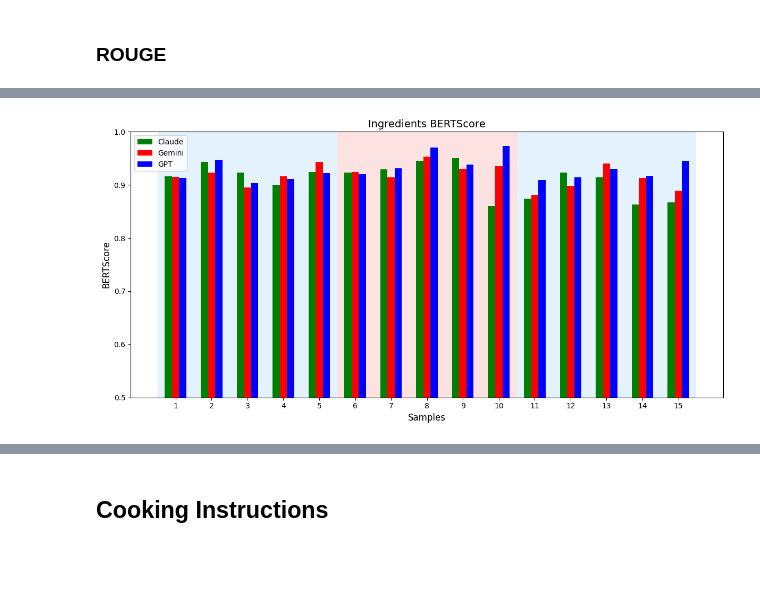
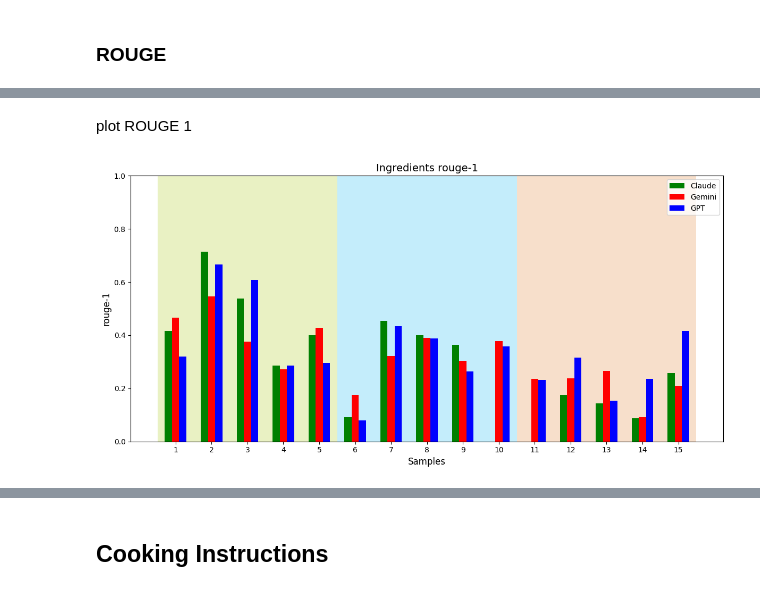
Before and after one commit to annchenn/AI_Final_Project, a Jupyter notebook: 0524_metrics_ingredients/ROUGE.ipynb, the cells around one changed output, grey strips where cells are left out. Drawn from its saved outputs; the diff is of its cells as text; code cells hidden in the pictures; blank space fills up the shorter version.

Commit message:
finish ROUGE

```diff
--- a/0524_metrics_ingredients/ROUGE.ipynb
+++ b/0524_metrics_ingredients/ROUGE.ipynb
@@ -130,6 +97,7 @@ def rouge_for_ing_sentence(gt_ing_sentence, model_ing_sentence):
     rouge = Rouge()
     scores = rouge.get_scores(processed_gt, processed_model)
     print(scores)
+    return scores
 
 def get_ing_rouge(gt_ing_sentence_dic, model_ing_sentence_dic):
     ing_rouge = []
@@ -152,29 +174,33 @@ print(f'claude_ing_rouge = {claude_ing_rouge}')
+# %% [markdown]
+plot ROUGE 1
 # %%
 import matplotlib.pyplot as plt
 x = list(range(1, 16))
 x2 = [i + 0.2 for i in x]
 x3 = [i - 0.2 for i in x]
 
 fig, ax = plt.subplots(figsize=(12, 6))
 
+color_map = {0: "#e9f1c3", 5: "#c4edfb", 10: "#f7dfcb"}
 
 for i in range(0, 15, 5):
-    ax.axvspan(i + 0.5, i + 5.5, facecolor= '#e3f2fd' if ((i // 5) % 2 == 0 )  else '#fde2e2', alpha=0.99)
+    ax.axvspan(i + 0.5, i + 5.5, facecolor=color_map[i], alpha=0.99)
+
 
 # 畫長條圖
-ax.bar(x3, claude_ing_bert_base_chinese, color='g', width=0.2, label='Claude')
-ax.bar(x, gemini_ing_bert_base_chinese, color='r', width=0.2, label='Gemini')
-ax.bar(x2, gpt_ing_bert_base_chinese, color='b', width=0.2, label='GPT')
+ax.bar(x3, claude_ing_rouge_1, color='g', width=0.2, label='Claude')
+ax.bar(x, gemini_ing_rouge_1, color='r', width=0.2, label='Gemini')
+ax.bar(x2, gpt_ing_rouge_1, color='b', width=0.2, label='GPT')
 
 # 加上 legend、標題與格式調整
 ax.legend()
 ax.set_xticks(range(1, 16))
 ax.set_xlabel('Samples', fontsize=12)
-ax.set_ylabel('bert_base_chinese', fontsize=12)
-ax.set_title('Ingredients bert_base_chinese', fontsize=14)
-ax.set_ylim(0.5, 1.0)
+ax.set_ylabel('rouge-1', fontsize=12)
+ax.set_title('Ingredients rouge-1', fontsize=14)
+ax.set_ylim(0.0, 1.0)
 
 plt.tight_layout()
-plt.savefig('ing_bert_base_chinese.png')
+plt.savefig('ing_rouge1.png')
 # %% [output]
-[figure, old version]
+[figure, new version]
```
Also changed, not shown: parts of 16 cells of this notebook, 7 other files.
